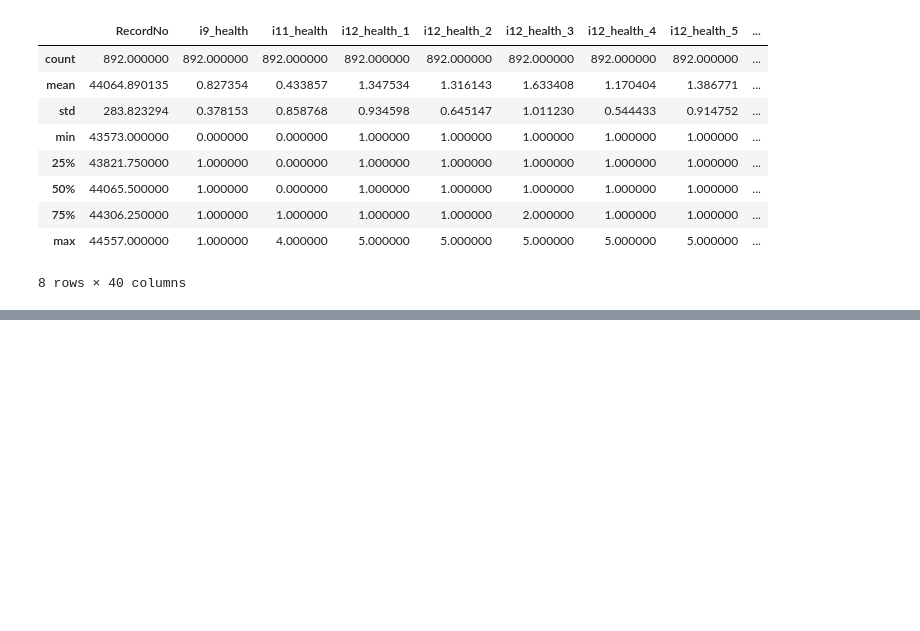
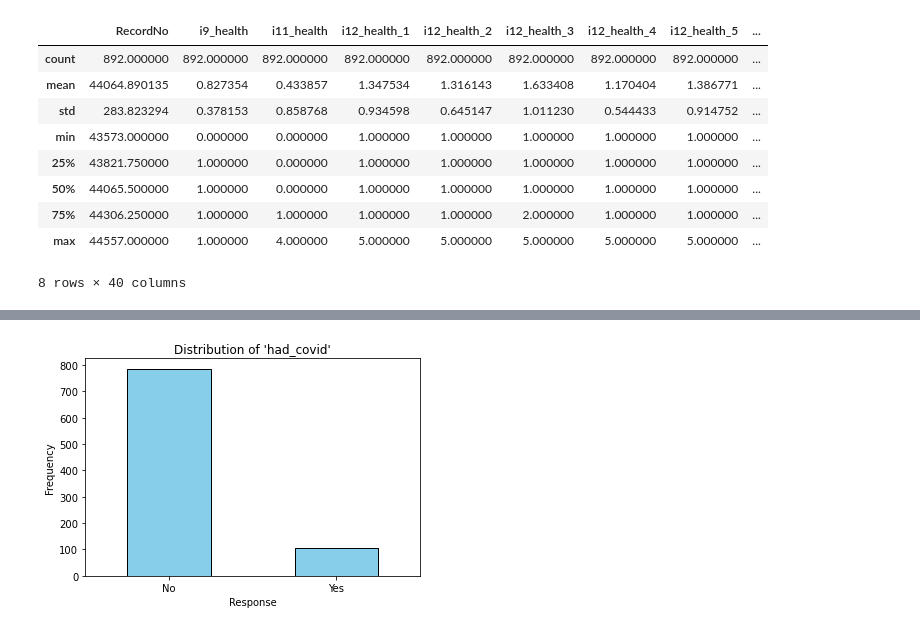
Before and after one commit to eren006/team_11_ML_gp1, a Jupyter notebook: ML_Analytics_GA1.ipynb, the cells around one changed output, grey strips where cells are left out. Drawn from its saved outputs; the diff is of its cells as text; code cells hidden in the pictures; blank space fills up the shorter version.

Commit message:
'add plot'

```diff
--- a/ML_Analytics_GA1.ipynb
+++ b/ML_Analytics_GA1.ipynb
@@ -864,0 +863,17 @@ memory usage: 285.8+ KB
+# %%
+# Function to plot the distribution of the 'had_covid_label' column
+def plot_distribution(df, col_name):
+    if col_name not in df.columns:
+        raise ValueError(f"Column '{col_name}' not found in the DataFrame.")
+
+    df[col_name].value_counts().plot(kind='bar', color='skyblue', edgecolor='black')
+    plt.title(f"Distribution of '{col_name}'")
+    plt.xlabel('Response')
+    plt.ylabel('Frequency')
+    plt.xticks(rotation=0)
+    plt.show()
+
+# Plot the distribution of 'had_covid_label' column
+plot_distribution(df_merged_final, "had_covid")
+# %% [output]
+[figure, added]
```
Also changed, not shown: parts of 3 cells of this notebook.
